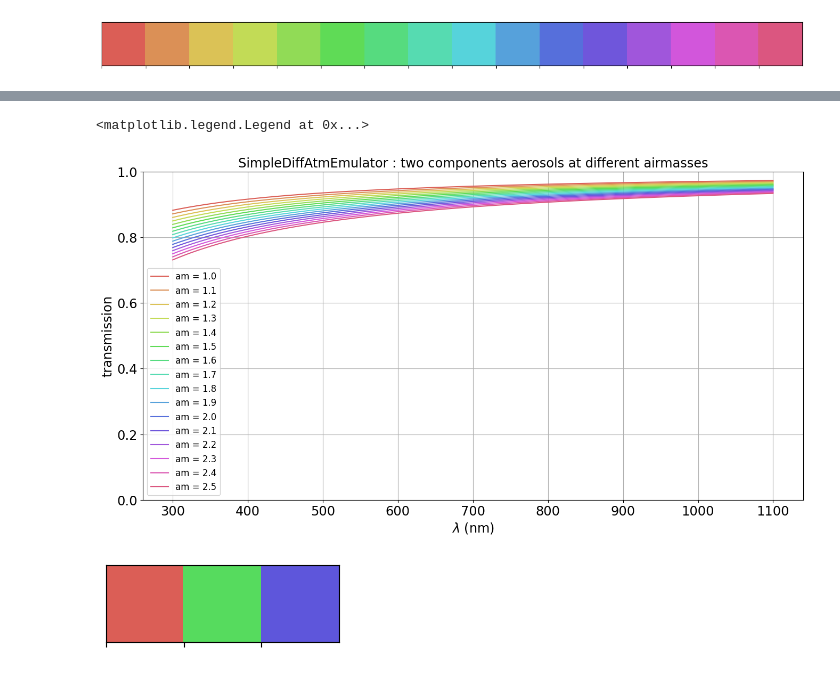
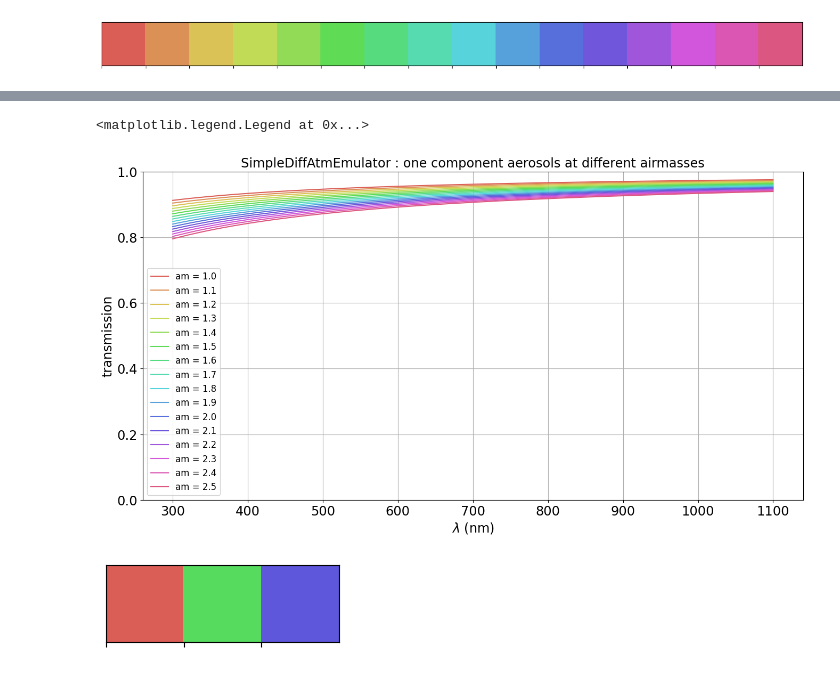
Before and after one commit to sylvielsstfr/AtmEmulator, a Jupyter notebook: docs/notebooks/diffemulator/test_SimlDiffEmulator-with1DArray.ipynb, the cells around one changed output, grey strips where cells are left out. Cells and saved outputs as stored; diff of their text form; code cells hidden in the pictures.

```diff
--- a/docs/notebooks/diffemulator/test_SimlDiffEmulator-with1DArray.ipynb
+++ b/docs/notebooks/diffemulator/test_SimlDiffEmulator-with1DArray.ipynb
@@ -205,22 +213,3 @@ hls_colors = sns.color_palette("hls", NAM)
 sns.palplot(hls_colors)
 # %% [output]
 [figure]
-# %%
-ncomp=0
-
-fig, ax = plt.subplots()
-for idx,am in enumerate(airmasses):
-
-    transm = emul.GetAerosolsTransparencies1DArray(WL,am,ncomp)
-    ax.plot(WL,transm,color=hls_colors[idx])
-
-ax.set_ylim(0,1.1)
-
-title = f"SimpleDiffAtmEmulator : no aerosol transmission, am = {am0:.1f}"
-ax.set_title(title)
-ax.set_xlabel("$\lambda$ (nm)")
-ax.set_ylabel("transmission")
-# place a text box in upper left in axes coords
-#ax.text(0.5, 0.05, textboxstr, transform=ax.transAxes, fontsize=14,verticalalignment='bottom', bbox=textboxprops)
-ax.grid()
-ax.legend()
@@ -231,26 +216,25 @@ No artists with labels found to put in legend.  Note that artists whose label st
 # %%
-taus = [0.05, 0.01]
-betas = [- 1.0, -2]
-ncomp=2
+tau = 0.05
+beta = - 1.0
 
 fig, ax = plt.subplots()
 for idx,am in enumerate(airmasses):
 
-    transm = emul.GetAerosolsTransparencies1DArray(WL,am,ncomp,taus,betas)
+    transm = emul.GetAerosolsTransparencies1DArray(WL,am,tau,beta)
     label = f"am = {am:.1f}"
     ax.plot(WL,transm,color=hls_colors[idx],label=label)
 
 ax.set_ylim(0,1)
-title = f"SimpleDiffAtmEmulator : two components aerosols at different airmasses"
+title = f"SimpleDiffAtmEmulator : one component aerosols at different airmasses"
 ax.set_title(title)
 ax.set_xlabel("$\lambda$ (nm)")
 ax.set_ylabel("transmission")
 # place a text box in upper left in axes coords
 #ax.text(0.5, 0.05, textboxstr, transform=ax.transAxes, fontsize=14,verticalalignment='bottom', bbox=textboxprops)
 ax.grid()
 ax.legend()
 # %% [output]
 <matplotlib.legend.Legend at 0x...>
-[figure, old version]
+[figure, new version]
 # %%
 all_taus = [0.01, 0.05, 0.1]
```
Also changed, not shown: parts of 8 cells of this notebook, 3 other files.
